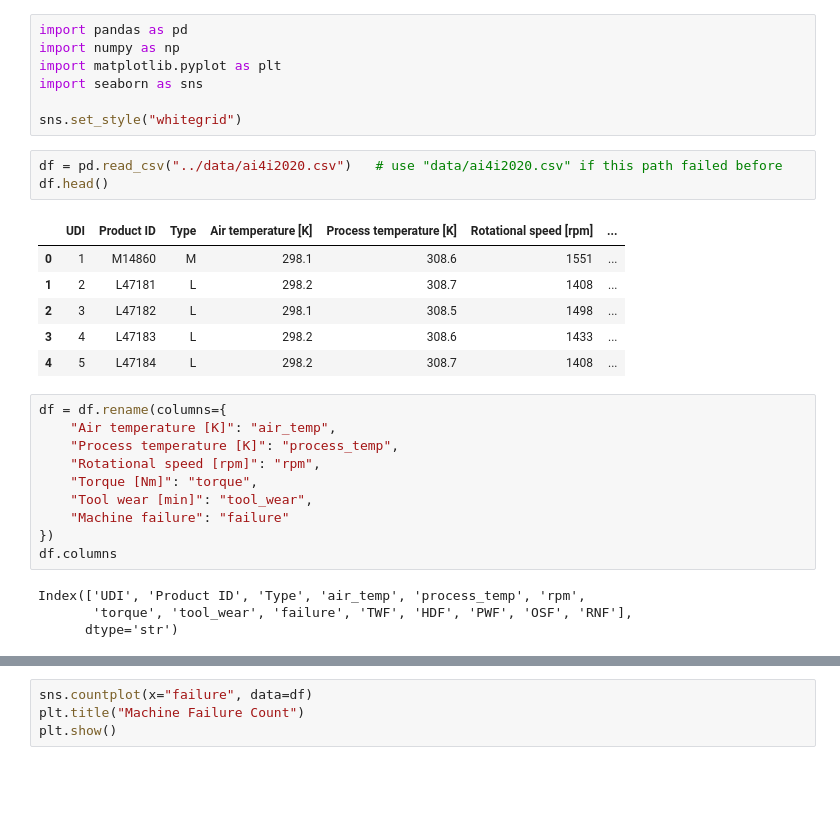
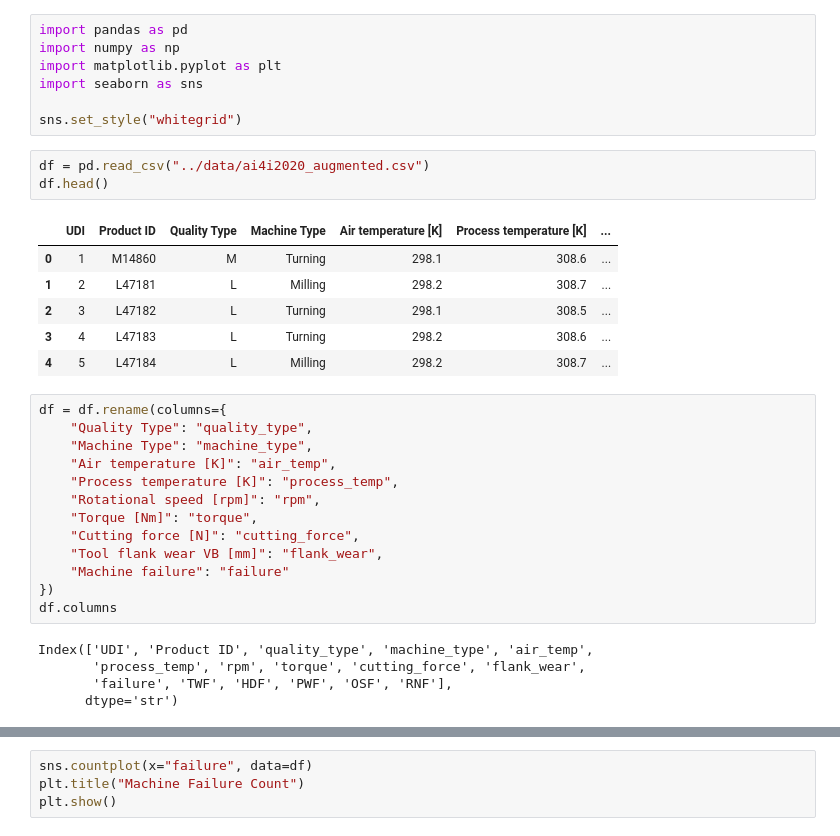
Before and after one commit to preranalahane/predictive-maintenance-system, a Jupyter notebook: notebooks/02_eda.ipynb, the cells around one changed output, grey strips where cells are left out. Cells and saved outputs as stored; diff of their text form; blank space fills up the shorter version.

```diff
--- a/notebooks/02_eda.ipynb
+++ b/notebooks/02_eda.ipynb
@@ -6,28 +6,32 @@ import seaborn as sns
 
 sns.set_style("whitegrid")
 # %%
-df = pd.read_csv("../data/ai4i2020.csv")   # use "data/ai4i2020.csv" if this path failed before
+df = pd.read_csv("../data/ai4i2020_augmented.csv")
 df.head()
 # %% [output]
-|  | UDI | Product ID | Type | Air temperature [K] | Process temperature [K] | Rotational speed [rpm] | ... |
-| 0 | 1 | M14860 | M | 298.1 | 308.6 | 1551 | ... |
-| 1 | 2 | L47181 | L | 298.2 | 308.7 | 1408 | ... |
-| 2 | 3 | L47182 | L | 298.1 | 308.5 | 1498 | ... |
-| 3 | 4 | L47183 | L | 298.2 | 308.6 | 1433 | ... |
-| 4 | 5 | L47184 | L | 298.2 | 308.7 | 1408 | ... |
+|  | UDI | Product ID | Quality Type | Machine Type | Air temperature [K] | Process temperature [K] | ... |
+| 0 | 1 | M14860 | M | Turning | 298.1 | 308.6 | ... |
+| 1 | 2 | L47181 | L | Milling | 298.2 | 308.7 | ... |
+| 2 | 3 | L47182 | L | Turning | 298.1 | 308.5 | ... |
+| 3 | 4 | L47183 | L | Turning | 298.2 | 308.6 | ... |
+| 4 | 5 | L47184 | L | Milling | 298.2 | 308.7 | ... |
 # %%
 df = df.rename(columns={
+    "Quality Type": "quality_type",
+    "Machine Type": "machine_type",
     "Air temperature [K]": "air_temp",
     "Process temperature [K]": "process_temp",
     "Rotational speed [rpm]": "rpm",
     "Torque [Nm]": "torque",
-    "Tool wear [min]": "tool_wear",
+    "Cutting force [N]": "cutting_force",
+    "Tool flank wear VB [mm]": "flank_wear",
     "Machine failure": "failure"
 })
 df.columns
 # %% [output]
-Index(['UDI', 'Product ID', 'Type', 'air_temp', 'process_temp', 'rpm',
-       'torque', 'tool_wear', 'failure', 'TWF', 'HDF', 'PWF', 'OSF', 'RNF'],
+Index(['UDI', 'Product ID', 'quality_type', 'machine_type', 'air_temp',
+       'process_temp', 'rpm', 'torque', 'cutting_force', 'flank_wear',
+       'failure', 'TWF', 'HDF', 'PWF', 'OSF', 'RNF'],
       dtype='str')
 # %%
 df["failure"].value_counts()
```
Also changed, not shown: parts of 13 cells of this notebook, 18 other files.
